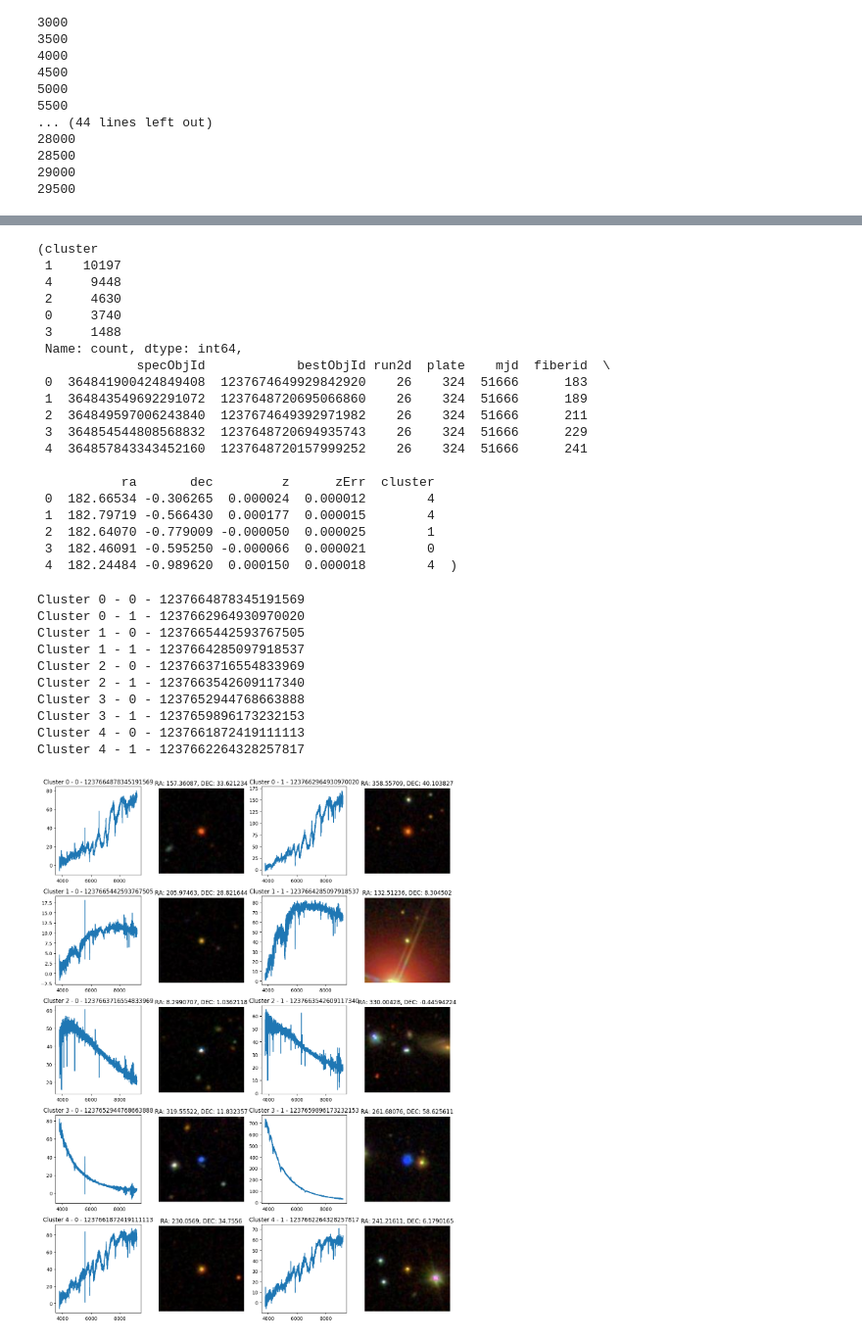
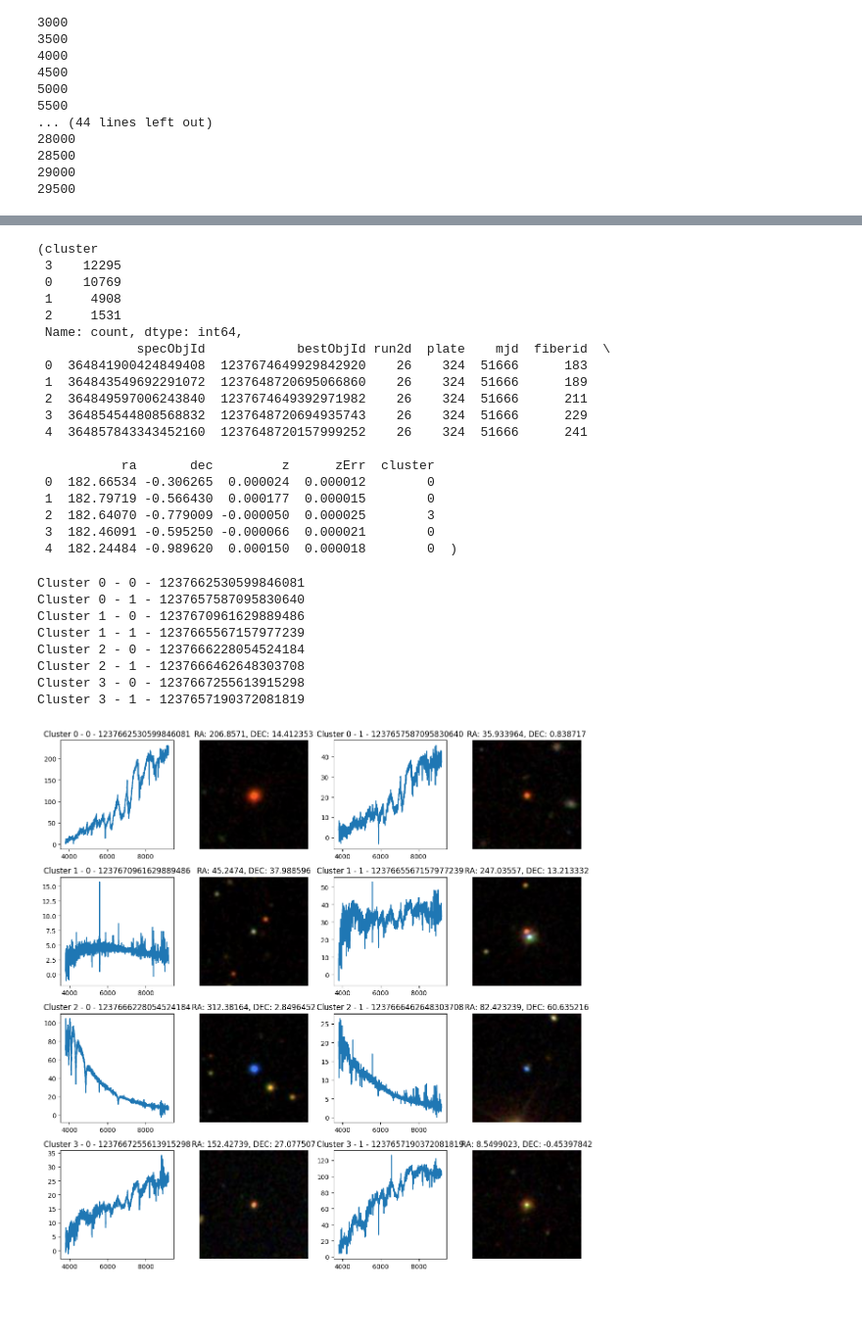
Before and after one commit to ComfyFluffy/starclass, a Jupyter notebook: starclass/star.ipynb, the cells around one changed output, grey strips where cells are left out. Shown: that part at 98% size. Saved outputs shown, nothing was run; the diff lists cells and outputs as text; code cells hidden in the pictures; blank space fills up the shorter version.

```diff
--- a/starclass/star.ipynb
+++ b/starclass/star.ipynb
@@ -343,7 +343,7 @@ sampled_loglam = np.linspace(3.6, 3.9, 32)
 
 
 def sample_flux_interpolate(data, sampled_loglam) -> np.ndarray:
-    smoothed_flux = gaussian_filter1d(data["flux"], sigma=10)
+    smoothed_flux = gaussian_filter1d(data["flux"], sigma=5)
     sampled_flux = np.interp(sampled_loglam, data["loglam"], smoothed_flux)  # type: ignore
     return sampled_flux
 
@@ -402,5 +412,5 @@ for k in k_values:
 # %%
-clusters = 5
+clusters = 4
 kmeans = KMeans(n_clusters=clusters, random_state=0)
 kmeans.fit(sampled_flux_T)
 
@@ -409,11 +419,10 @@ star_spectra_meta["cluster"] = kmeans.labels_
 star_spectra_meta["cluster"].value_counts(), star_spectra_meta.head()
 # %% [output]
 (cluster
- 1    10197
- 4     9448
- 2     4630
- 0     3740
- 3     1488
+ 3    12295
+ 0    10769
+ 1     4908
+ 2     1531
  Name: count, dtype: int64,
              specObjId            bestObjId run2d  plate    mjd  fiberid  \
  0  364841900424849408  1237674649929842920    26    324  51666      183
@@ -423,11 +432,11 @@ star_spectra_meta["cluster"].value_counts(), star_spectra_meta.head()
  4  364857843343452160  1237648720157999252    26    324  51666      241
 
            ra       dec         z      zErr  cluster
- 0  182.66534 -0.306265  0.000024  0.000012        4
- 1  182.79719 -0.566430  0.000177  0.000015        4
- 2  182.64070 -0.779009 -0.000050  0.000025        1
+ 0  182.66534 -0.306265  0.000024  0.000012        0
+ 1  182.79719 -0.566430  0.000177  0.000015        0
+ 2  182.64070 -0.779009 -0.000050  0.000025        3
  3  182.46091 -0.595250 -0.000066  0.000021        0
- 4  182.24484 -0.989620  0.000150  0.000018        4  )
+ 4  182.24484 -0.989620  0.000150  0.000018        0  )
 # %%
 # Pick 2 random spectra from each cluster and plot them
 import random
@@ -436,42 +445,40 @@ random.seed(0)
 
 import matplotlib.pyplot as plt
 import matplotlib.image as mpimg
 
-plt.figure(figsize=(12, 16))
+plt.figure(figsize=(12, 12))
 for cluster in range(clusters):
     cluster_df = star_spectra_meta[star_spectra_meta["cluster"] == cluster]
     sample_df = cluster_df.sample(2)
 
     for index, (_, row) in enumerate(sample_df.iterrows()):
         data = read_spectra_fits(row["plate"], row["mjd"], row["fiberid"])
 
         # Plot the spectrum
         plt.subplot(clusters, 4, cluster * 4 + index * 2 + 1)
         plt.plot(10 ** data["loglam"], data["flux"])
         plt.title(f"Cluster {cluster} - {index} - {row['bestObjId']}")
 
         # Load and display the image
         ra, dec = row["ra"], row["dec"]
         image_path = f"../images/image_{ra}_{dec}.jpg"
         img = mpimg.imread(image_path)
         plt.subplot(clusters, 4, cluster * 4 + index * 2 + 2)
         plt.imshow(img)
         plt.title(f"RA: {ra}, DEC: {dec}")
         plt.axis("off")  # To turn off axis for images
 
         print(f"Cluster {cluster} - {index} - {row['bestObjId']}")
 
 plt.tight_layout()
 plt.show()
 # %% [output]
-Cluster 0 - 0 - 1237664878345191569
-Cluster 0 - 1 - 1237662964930970020
-Cluster 1 - 0 - 1237665442593767505
-Cluster 1 - 1 - 1237664285097918537
-Cluster 2 - 0 - 1237663716554833969
-Cluster 2 - 1 - 1237663542609117340
-Cluster 3 - 0 - 1237652944768663888
-Cluster 3 - 1 - 1237659896173232153
-Cluster 4 - 0 - 1237661872419111113
-Cluster 4 - 1 - 1237662264328257817
+Cluster 0 - 0 - 1237662530599846081
+Cluster 0 - 1 - 1237657587095830640
+Cluster 1 - 0 - 1237670961629889486
+Cluster 1 - 1 - 1237665567157977239
+Cluster 2 - 0 - 1237666228054524184
+Cluster 2 - 1 - 1237666462648303708
+Cluster 3 - 0 - 1237667255613915298
+Cluster 3 - 1 - 1237657190372081819
-[figure, old version]
+[figure, new version]
```
Also changed, not shown: parts of 2 cells of this notebook.
